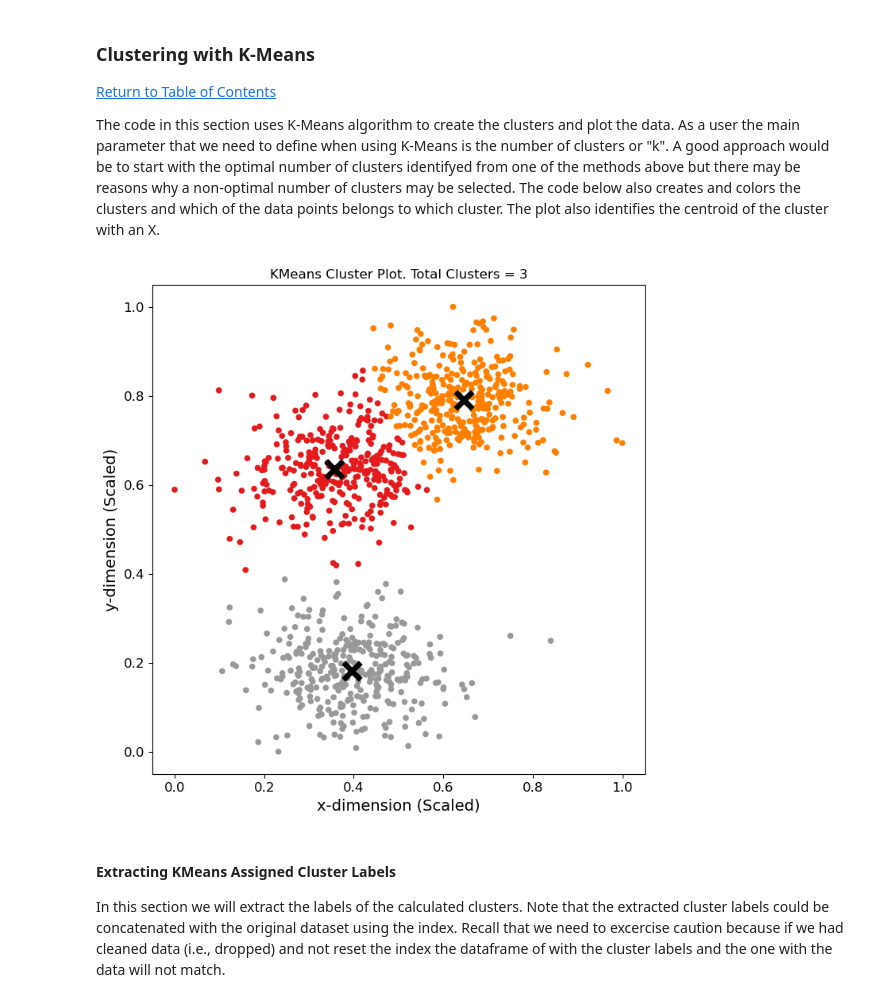
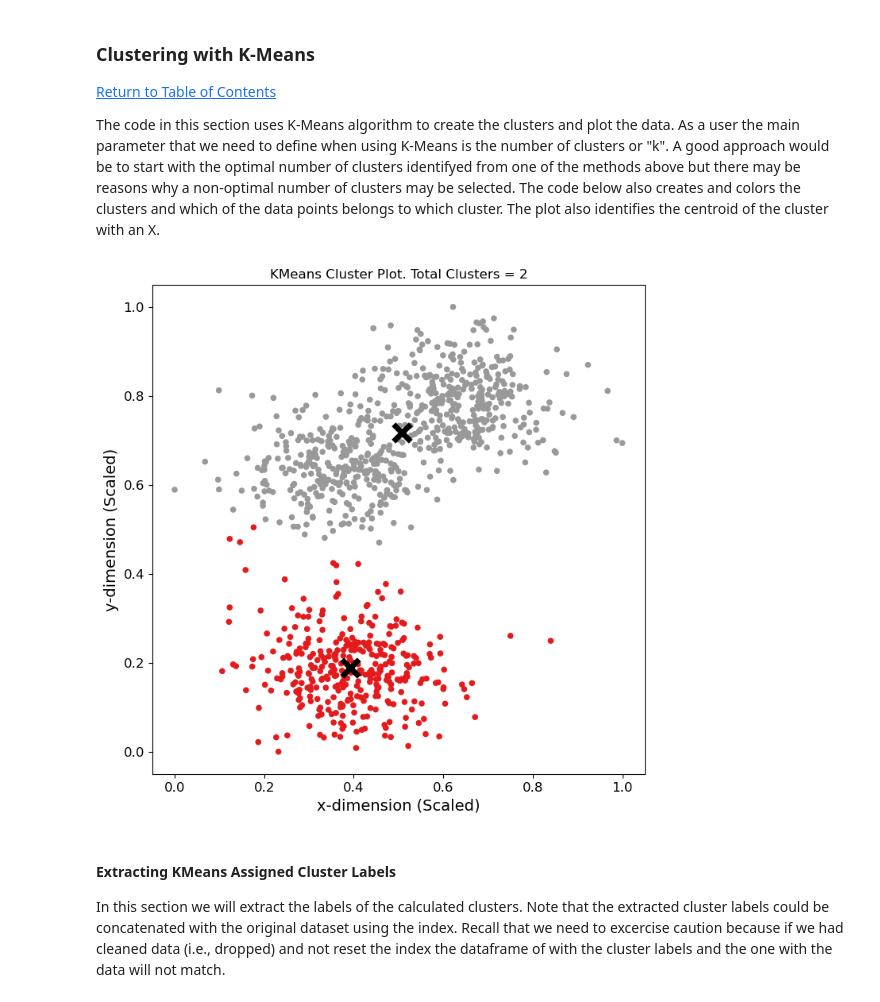
Before and after one commit to fgonzaleumbc/DATA601, a Jupyter notebook: Lecture14/30_Intro_Unsupervised_ML_Clustering.ipynb, the cells around one changed output. Saved outputs shown, nothing was run; the diff lists cells and outputs as text; code cells hidden in the pictures.

```diff
--- a/Lecture14/30_Intro_Unsupervised_ML_Clustering.ipynb
+++ b/Lecture14/30_Intro_Unsupervised_ML_Clustering.ipynb
@@ -356,28 +356,28 @@ The silhoutte method shows tha the optimal number of clusters is 2 clusters. How
 The code in this section uses K-Means algorithm to create the clusters and plot the data. As a user the main parameter that we need to define when using K-Means is the number of clusters or "k". A good approach would be to start with the optimal number of clusters identifyed from one of the methods above but there may be reasons why a non-optimal number of clusters may be selected. The code below also creates and colors the clusters and which of the data points belongs to which cluster. The plot also identifies the centroid of the cluster with an X.
 # %%
 # Kmeans
-k = 3 # Test the outputs with 2, 3 and 6 clusters to see the effects.
+k = 2 # Test the outputs with 2, 3 and 6 clusters to see the effects.
 kmeans = KMeans(n_clusters=k, n_init = 'auto', random_state=0).fit(df_scaled_array)
 cluster_pred = kmeans.labels_
 centroids = kmeans.cluster_centers_
 
 # Scatter plot
 plt.figure(figsize=(8,8))
 plt.scatter(df_scaled_array[:, 0], df_scaled_array[:, 1],
             marker='o', s=30, lw=0, alpha=1, c=cluster_pred, cmap = 'Set1', edgecolor=None)
 plt.title(label = f"KMeans Cluster Plot. Total Clusters = {k}")
 plt.xlabel("x-dimension (Scaled)", fontsize=14)
 plt.xticks(fontsize=12)
 plt.ylabel("y-dimension (Scaled)", fontsize=14)
 plt.yticks(fontsize=12)
 
 plt.scatter(centroids[:, 0], centroids[:, 1],
             marker="x", s=240, linewidths=5, color="k", zorder=10)
 
 Cluster_Plot = plt.show()
 # Note that when using Kmeans in two dimensions the linearly separable characteristic of Kmeans is observed.
 # %% [output]
-[figure, old version]
+[figure, new version]
 # %% [markdown]
 #### Extracting KMeans Assigned Cluster Labels
 
```
Also changed, not shown: parts of 10 cells of this notebook, 2 other files.
